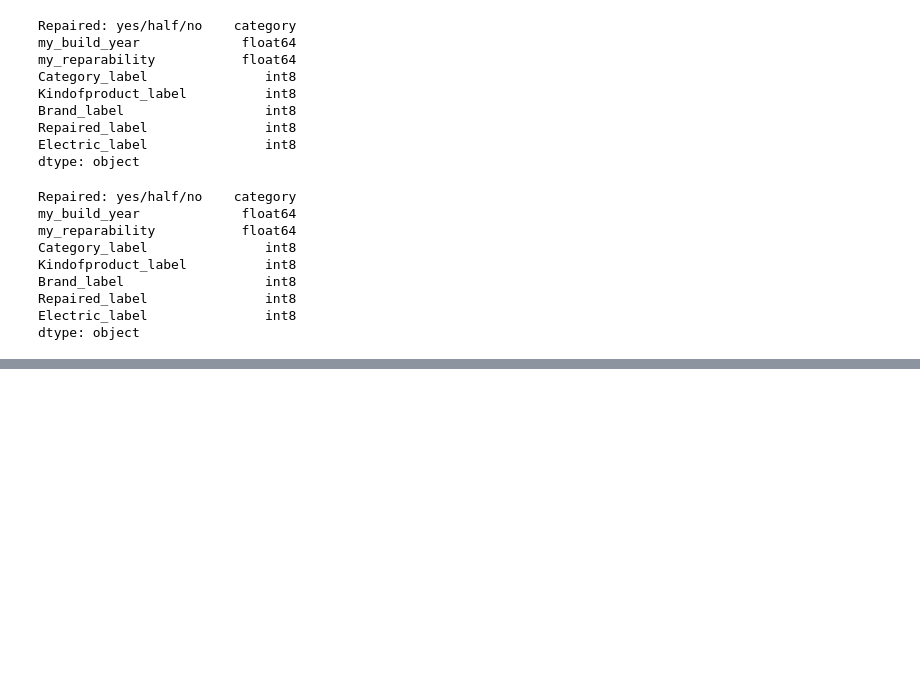
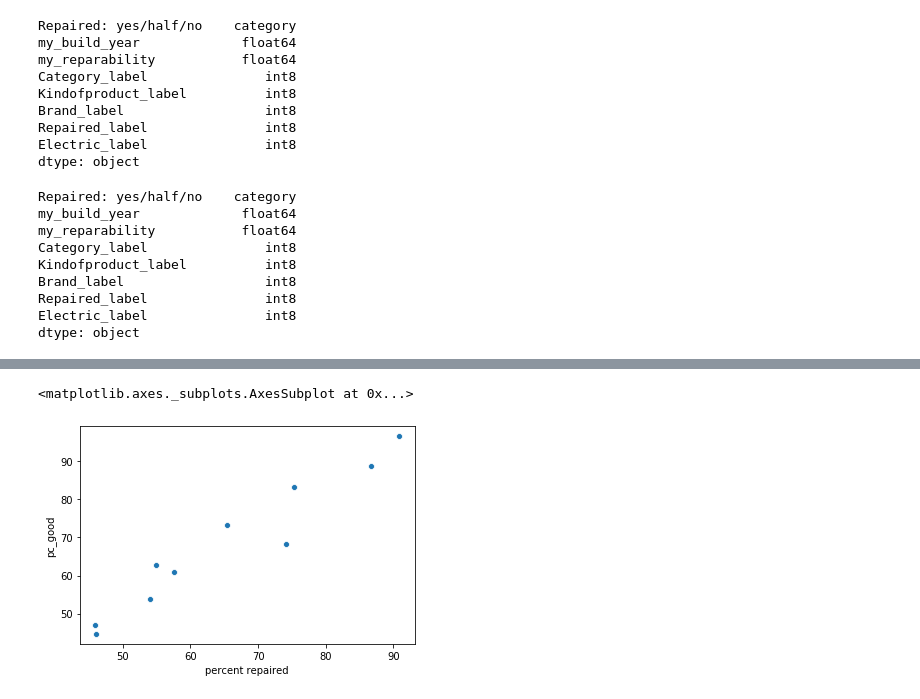
Before and after one commit to JeanMILPIED/Repair, a Jupyter notebook: Repair_cafe.ipynb, the cells around one changed output, grey strips where cells are left out. Drawn from its saved outputs; the diff is of its cells as text; code cells hidden in the pictures; blank space fills up the shorter version.

```diff
--- a/Repair_cafe.ipynb
+++ b/Repair_cafe.ipynb
@@ -596,0 +610,8 @@ plt.show
+# %%
+data_set_ML_predict_success = data_set_final_ML_good.groupby(by=["Category","good_prediction_status"]).count().reset_index()
+data_set_ML_predict_success=data_set_ML_predict_success.pivot(values = "Kind of product", columns="good_prediction_status", index="Category")
+data_set_ML_predict_success.loc[:,"pc_good"]=round(data_set_ML_predict_success["good"]/(data_set_ML_predict_success["bad"]+data_set_ML_predict_success["good"])*100,1)
+data_set_ML_predict_success.sort_values(by="pc_good", ascending= False)
+data_set_ML_predict_success_final=pd.merge(data_repair_success_C,data_set_ML_predict_success, how="left", on="Category")
+data_set_ML_predict_success_final=data_set_ML_predict_success_final.drop("Category", axis=0)
+data_set_ML_predict_success_final
@@ -596,0 +633,5 @@ plt.show
+# %%
+sns.scatterplot(x="percent repaired",y="pc_good", data=data_set_ML_predict_success_final)
+# %% [output]
+<matplotlib.axes._subplots.AxesSubplot at 0x...>
+[figure, added]
```
Also changed, not shown: parts of 9 cells of this notebook.
